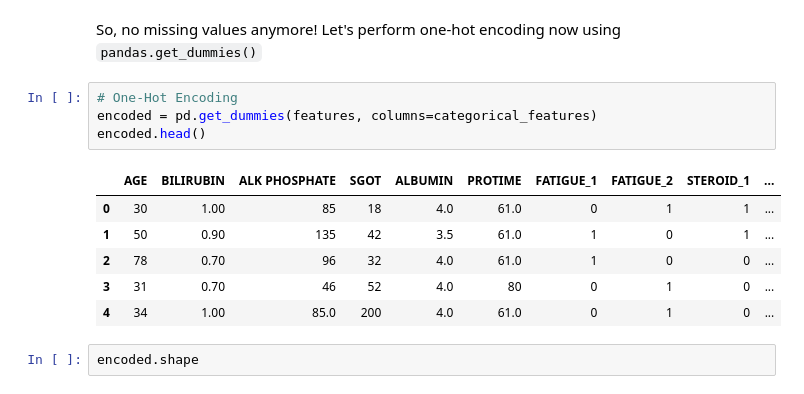
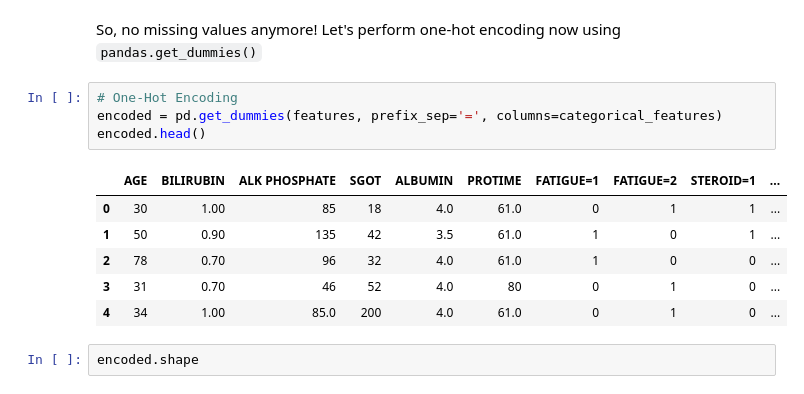
Before and after one commit to PacktPublishing/Applied-Machine-Learning-Explainability-Techniques, a Jupyter notebook: Chapter09/ELI5_example.ipynb, the cells around one changed output. Saved outputs shown, nothing was run; the diff lists cells and outputs as text.

```diff
--- a/Chapter09/ELI5_example.ipynb
+++ b/Chapter09/ELI5_example.ipynb
@@ -171,10 +172,10 @@ plt.show()
 So, no missing values anymore! Let's perform one-hot encoding now using `pandas.get_dummies()`
 # %%
 # One-Hot Encoding
-encoded = pd.get_dummies(features, columns=categorical_features)
+encoded = pd.get_dummies(features, prefix_sep='=', columns=categorical_features)
 encoded.head()
 # %% [output]
-|  | AGE | BILIRUBIN | ALK PHOSPHATE | SGOT | ALBUMIN | PROTIME | FATIGUE_1 | FATIGUE_2 | STEROID_1 | ... |
+|  | AGE | BILIRUBIN | ALK PHOSPHATE | SGOT | ALBUMIN | PROTIME | FATIGUE=1 | FATIGUE=2 | STEROID=1 | ... |
 | 0 | 30 | 1.00 | 85 | 18 | 4.0 | 61.0 | 0 | 1 | 1 | ... |
 | 1 | 50 | 0.90 | 135 | 42 | 3.5 | 61.0 | 1 | 0 | 1 | ... |
 | 2 | 78 | 0.70 | 96 | 32 | 4.0 | 61.0 | 1 | 0 | 0 | ... |
```
Also changed, not shown: parts of 6 cells of this notebook.
